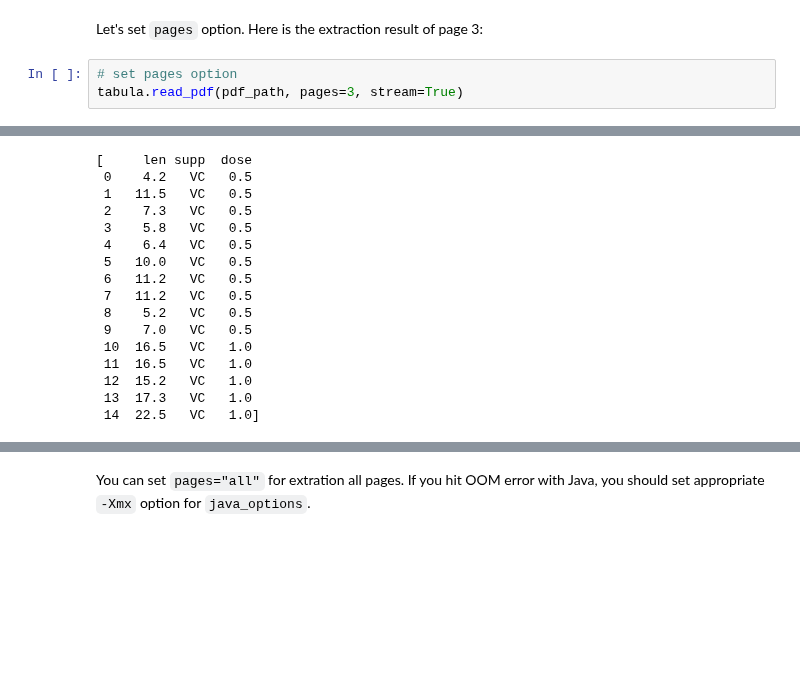
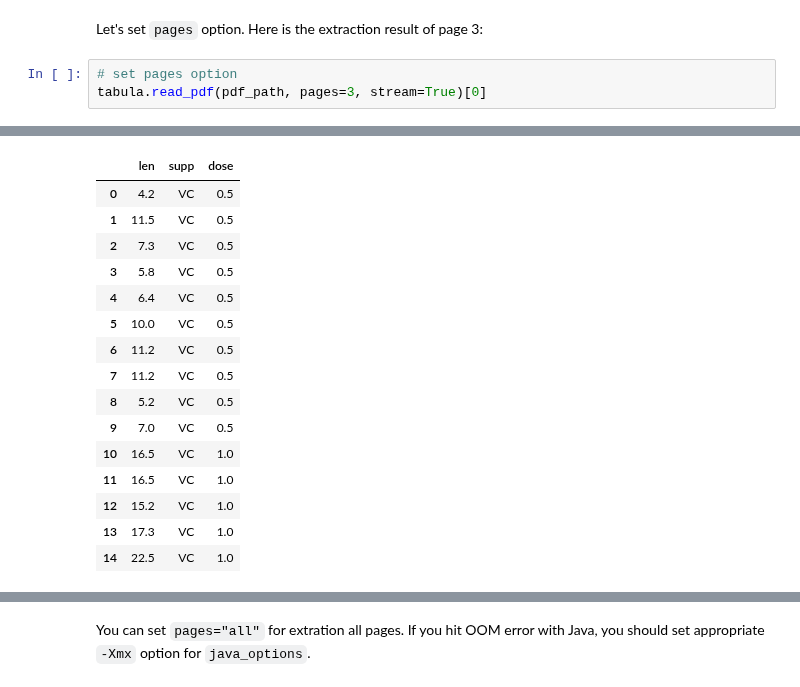
Before and after one commit to chezou/tabula-py, a Jupyter notebook: examples/tabula_example.ipynb, the cells around one changed output, grey strips where cells are left out. Drawn from its saved outputs; the diff is of its cells as text; blank space fills up the shorter version.

```diff
--- a/examples/tabula_example.ipynb
+++ b/examples/tabula_example.ipynb
@@ -131,5 +125,5 @@ build_options(pages=None, guess=True, area=None, relative_area=False, lattice=Fa
 Let's set `pages` option. Here is the extraction result of page 3:
 # %%
 # set pages option
-tabula.read_pdf(pdf_path, pages=3, stream=True)
+tabula.read_pdf(pdf_path, pages=3, stream=True)[0]
 # %% [output]
@@ -139,20 +133,20 @@ Jan 04, 2020 7:31:58 AM org.apache.pdfbox.pdmodel.font.PDType1Font <init>
 WARNING: Using fallback font LiberationSans for base font ZapfDingbats
-[     len supp  dose
- 0    4.2   VC   0.5
- 1   11.5   VC   0.5
- 2    7.3   VC   0.5
- 3    5.8   VC   0.5
- 4    6.4   VC   0.5
- 5   10.0   VC   0.5
- 6   11.2   VC   0.5
- 7   11.2   VC   0.5
- 8    5.2   VC   0.5
- 9    7.0   VC   0.5
- 10  16.5   VC   1.0
- 11  16.5   VC   1.0
- 12  15.2   VC   1.0
- 13  17.3   VC   1.0
- 14  22.5   VC   1.0]
+|  | len | supp | dose |
+| 0 | 4.2 | VC | 0.5 |
+| 1 | 11.5 | VC | 0.5 |
+| 2 | 7.3 | VC | 0.5 |
+| 3 | 5.8 | VC | 0.5 |
+| 4 | 6.4 | VC | 0.5 |
+| 5 | 10.0 | VC | 0.5 |
+| 6 | 11.2 | VC | 0.5 |
+| 7 | 11.2 | VC | 0.5 |
+| 8 | 5.2 | VC | 0.5 |
+| 9 | 7.0 | VC | 0.5 |
+| 10 | 16.5 | VC | 1.0 |
+| 11 | 16.5 | VC | 1.0 |
+| 12 | 15.2 | VC | 1.0 |
+| 13 | 17.3 | VC | 1.0 |
+| 14 | 22.5 | VC | 1.0 |
 # %%
 # pass pages as string
 tabula.read_pdf(pdf_path, pages="1-2,3", stream=True)
```
Also changed, not shown: parts of 14 cells of this notebook.
